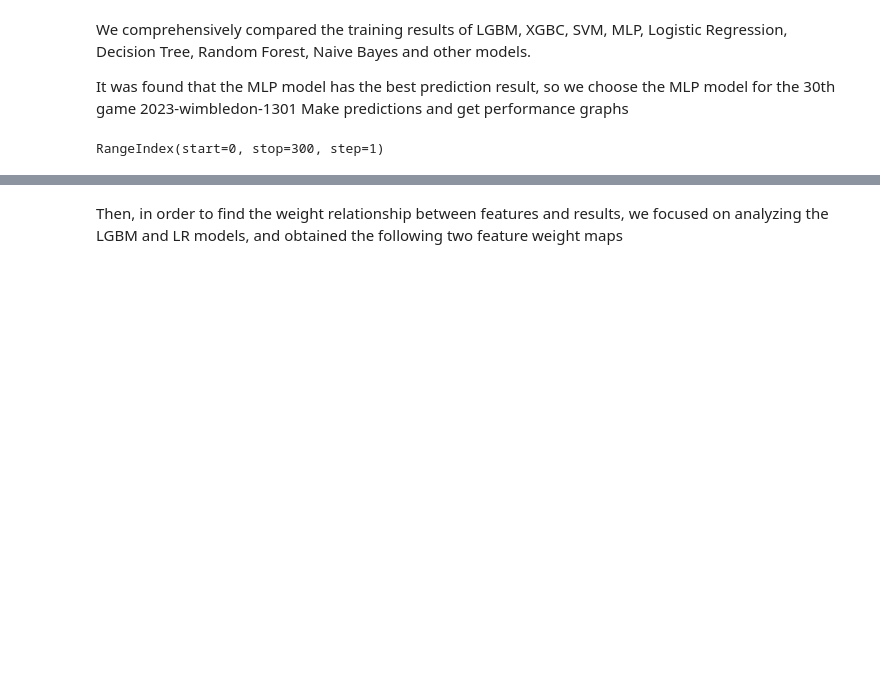
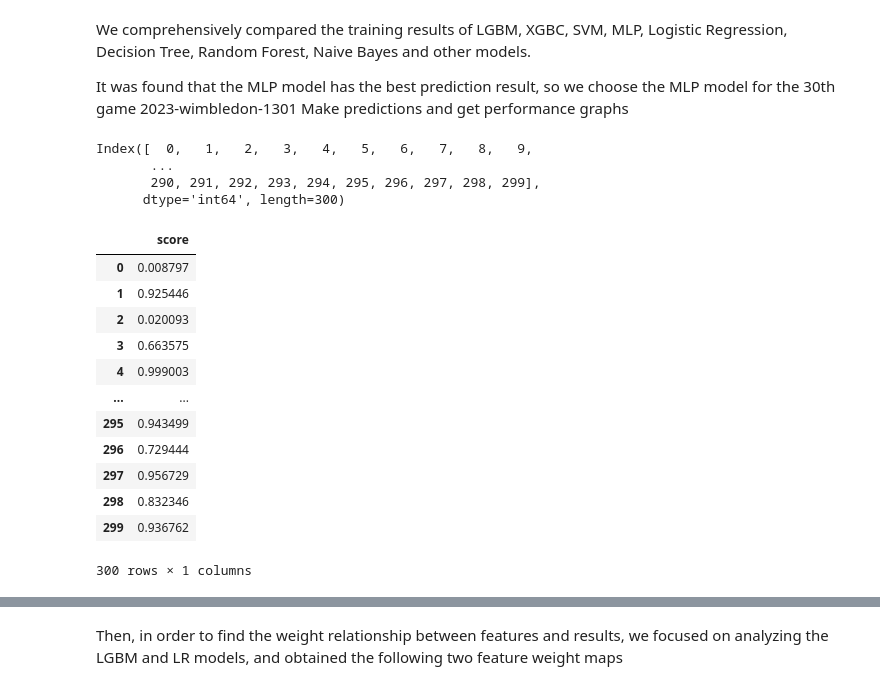
Before and after one commit to Jack-Huang02/MCM-C-Momentum-in-Tennis, a Jupyter notebook: tennis.ipynb, the cells around one changed output, grey strips where cells are left out. Saved outputs shown, nothing was run; the diff lists cells and outputs as text; code cells hidden in the pictures; blank space fills up the shorter version.

```diff
--- a/tennis.ipynb
+++ b/tennis.ipynb
@@ -159,18 +198,37 @@ We comprehensively compared the training results of LGBM, XGBC, SVM, MLP, Logist
 It was found that the MLP model has the best prediction result, so we choose the MLP model for the 30th game 2023-wimbledon-1301
  Make predictions and get performance graphs
 # %%
-index = data[data.match_id==0].reset_index(drop=True).index
-test = dataset.iloc[index]
+index = data[data.match_id==0].index # 取出第一场比赛的索引列表
+test = data.iloc[index] # 从预处理数据中取出第一场比赛，用来验证模型
 print(index)
-train = dataset.drop(index,axis=0)
-model = MLPClassifier(random_state=60)
-model.fit(train[columns].values,train['p1_label'].values)
-pred = model.predict_proba(test[columns].values)
-pred = pd.DataFrame({'score':pred[:,1]})
+train = data.drop(index,axis=0) # 从原数据中剔除第一场比赛的三百条记录作为训练数据集
+model = MLPClassifier(random_state=5) # 实例化神经网络模型
+model.fit(train[columns].values,train['p1_label'].values) # 训练模型
+pred = model.predict_proba(test[columns].values) # 得到每一行输出在0和1的概率，第一列表示0的概率，第二列表示1的概率
+pred = pd.DataFrame({'score':pred[:,1]}) # 0的概率表示输球概率，1的概率表示赢球概率，因此只取处pred列表的第二列
 pred_01 = model.predict(test[columns].values)
 pred_01 = pd.DataFrame(pred_01)
 # %% [output]
-RangeIndex(start=0, stop=300, step=1)
+Index([  0,   1,   2,   3,   4,   5,   6,   7,   8,   9,
+       ...
+       290, 291, 292, 293, 294, 295, 296, 297, 298, 299],
+      dtype='int64', length=300)
+# %%
+pred
+# %% [output]
+|  | score |
+| 0 | 0.008797 |
+| 1 | 0.925446 |
+| 2 | 0.020093 |
+| 3 | 0.663575 |
+| 4 | 0.999003 |
+| ... | ... |
+| 295 | 0.943499 |
+| 296 | 0.729444 |
+| 297 | 0.956729 |
+| 298 | 0.832346 |
+| 299 | 0.936762 |
+300 rows × 1 columns
 # %%
 import seaborn as sns
 sns.set(font= "simhei",style="whitegrid",font_scale=1.6)
```
Also changed, not shown: parts of 11 cells of this notebook, 5 other files.
